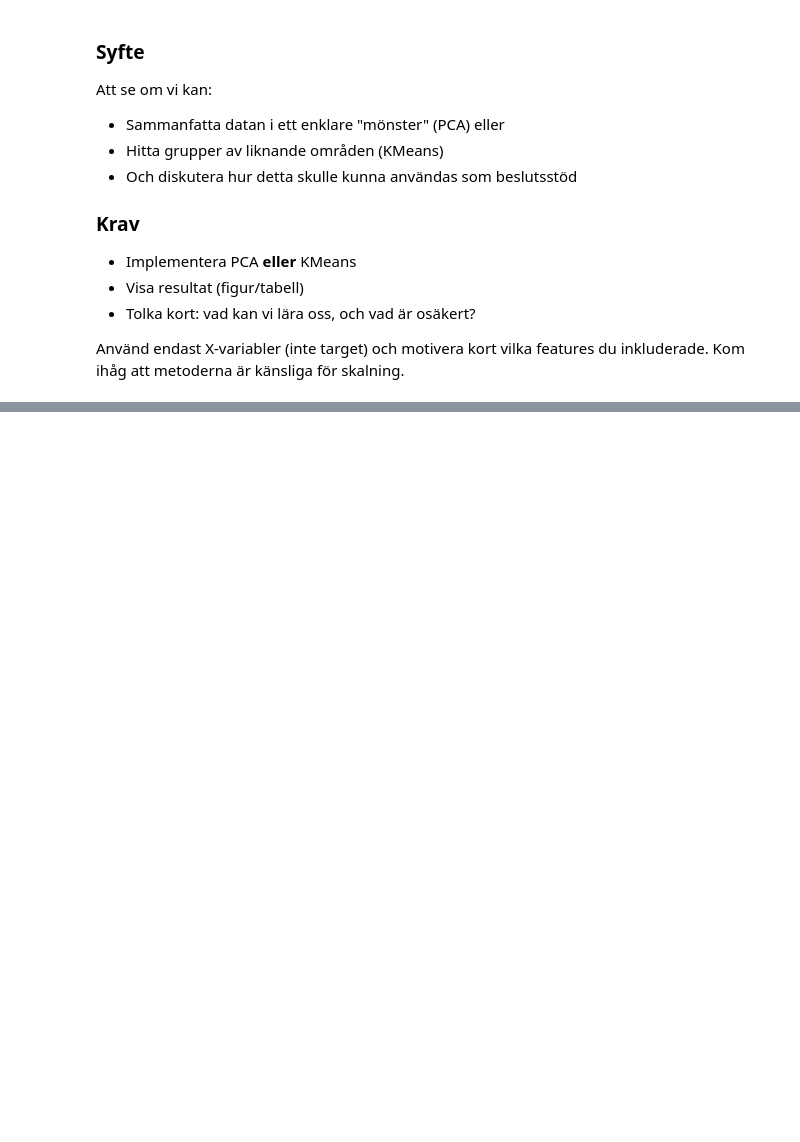
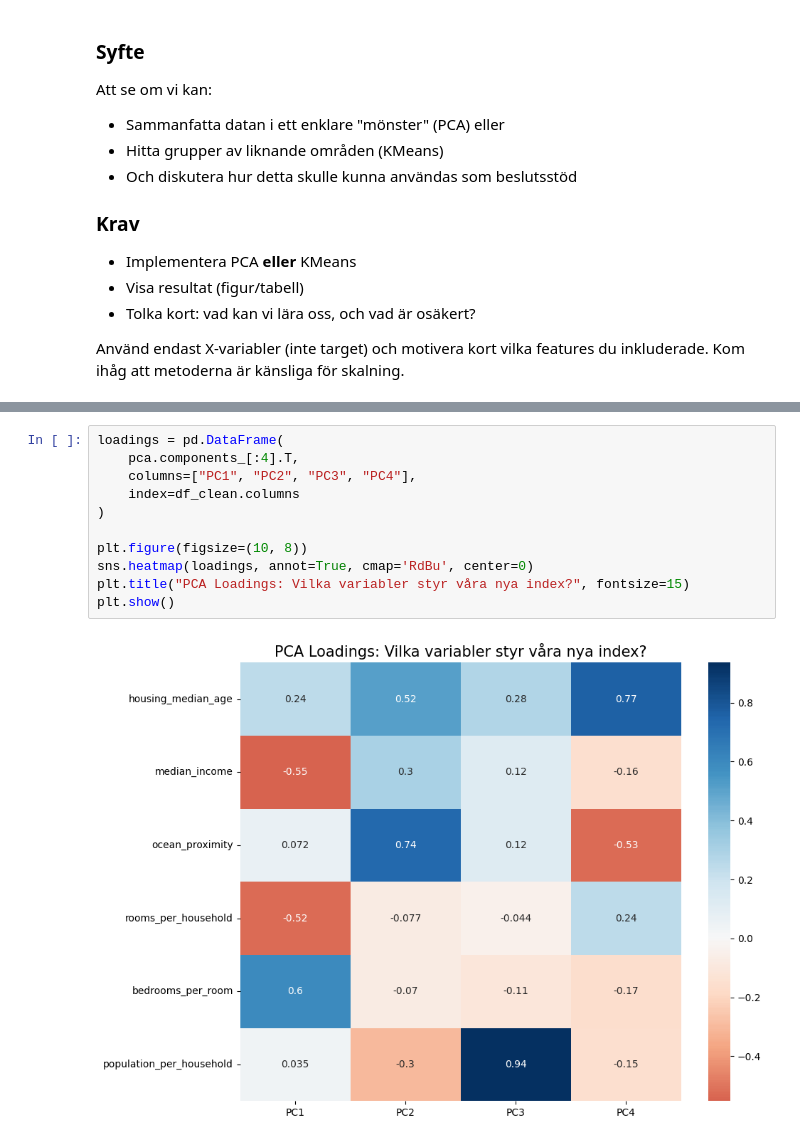
Before and after one commit to josefinoleryd/california-housing-ml, a Jupyter notebook: notebooks/VG.ipynb, the cells around one changed output, grey strips where cells are left out. Drawn from its saved outputs; the diff is of its cells as text; blank space fills up the shorter version.

```diff
--- a/notebooks/VG.ipynb
+++ b/notebooks/VG.ipynb
@@ -140,0 +313,13 @@ df_unsup_clean.describe()
+# %%
+loadings = pd.DataFrame(
+    pca.components_[:4].T,
+    columns=["PC1", "PC2", "PC3", "PC4"],
+    index=df_clean.columns
+)
+
+plt.figure(figsize=(10, 8))
+sns.heatmap(loadings, annot=True, cmap='RdBu', center=0)
+plt.title("PCA Loadings: Vilka variabler styr våra nya index?", fontsize=15)
+plt.show()
+# %% [output]
+[figure, added]
```
Also changed, not shown: parts of 30 cells of this notebook.
